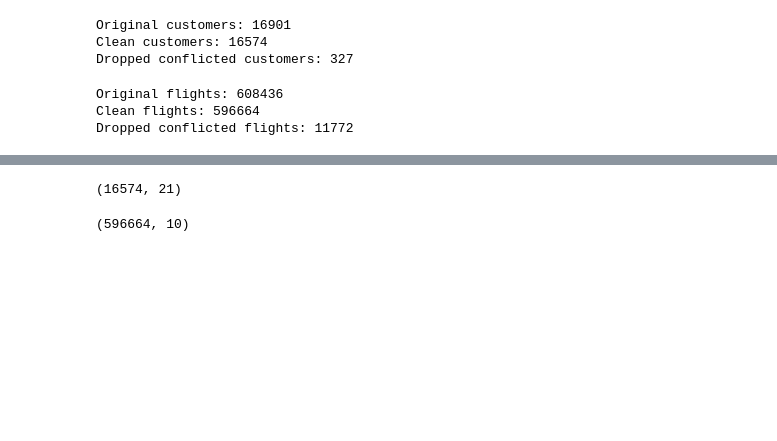
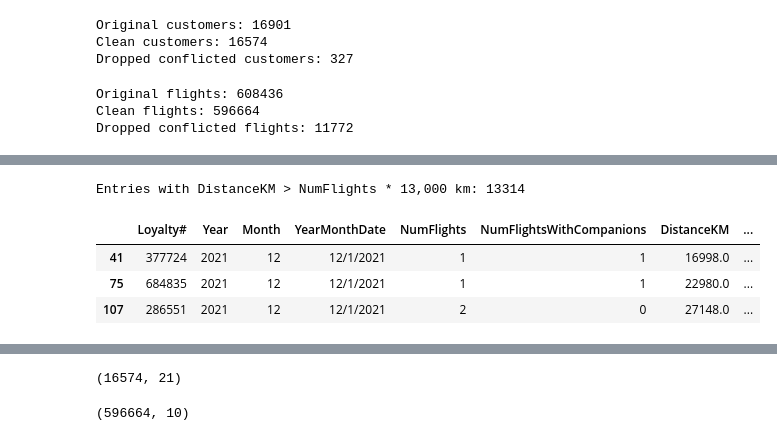
Before and after one commit to duartegomes11/DataMining2025---Project, a Jupyter notebook: notebooks/00_data_overview.ipynb, the cells around one changed output, grey strips where cells are left out. Saved outputs shown, nothing was run; the diff lists cells and outputs as text; code cells hidden in the pictures; blank space fills up the shorter version.

```diff
--- a/notebooks/00_data_overview.ipynb
+++ b/notebooks/00_data_overview.ipynb
@@ -779,0 +846,23 @@ Dropped conflicted flights: 11772
+# %%
+# Maximum possible distance for a single flight (approx. Vancouver → Singapore)
+max_km_per_flight = 13000
+
+# b) Threshold rule: flag rows where DistanceKM > NumFlights * 13,000
+#    → i.e., total distance is unrealistically high given the number of flights
+mask_threshold_bad = (
+    flights_clean["NumFlights"].notna() &  # only consider rows with valid NumFlights
+    (flights_clean["NumFlights"] > 0) &    # ignore entries with zero flights
+    (flights_clean["DistanceKM"] > flights_clean["NumFlights"] * max_km_per_flight)
+)
+
+# Count and preview all entries exceeding 13,000 km per flight (suspiciously high)
+print("Entries with DistanceKM > NumFlights * 13,000 km:", mask_threshold_bad.sum())
+
+# Display first few suspicious rows for inspection
+display(flights_clean[mask_threshold_bad].head(3))
+# %% [output]
+Entries with DistanceKM > NumFlights * 13,000 km: 13314
+|  | Loyalty# | Year | Month | YearMonthDate | NumFlights | NumFlightsWithCompanions | DistanceKM | ... |
+| 41 | 377724 | 2021 | 12 | 12/1/2021 | 1 | 1 | 16998.0 | ... |
+| 75 | 684835 | 2021 | 12 | 12/1/2021 | 1 | 1 | 22980.0 | ... |
+| 107 | 286551 | 2021 | 12 | 12/1/2021 | 2 | 0 | 27148.0 | ... |
```
Also changed, not shown: parts of 24 cells of this notebook, 5 other files.
